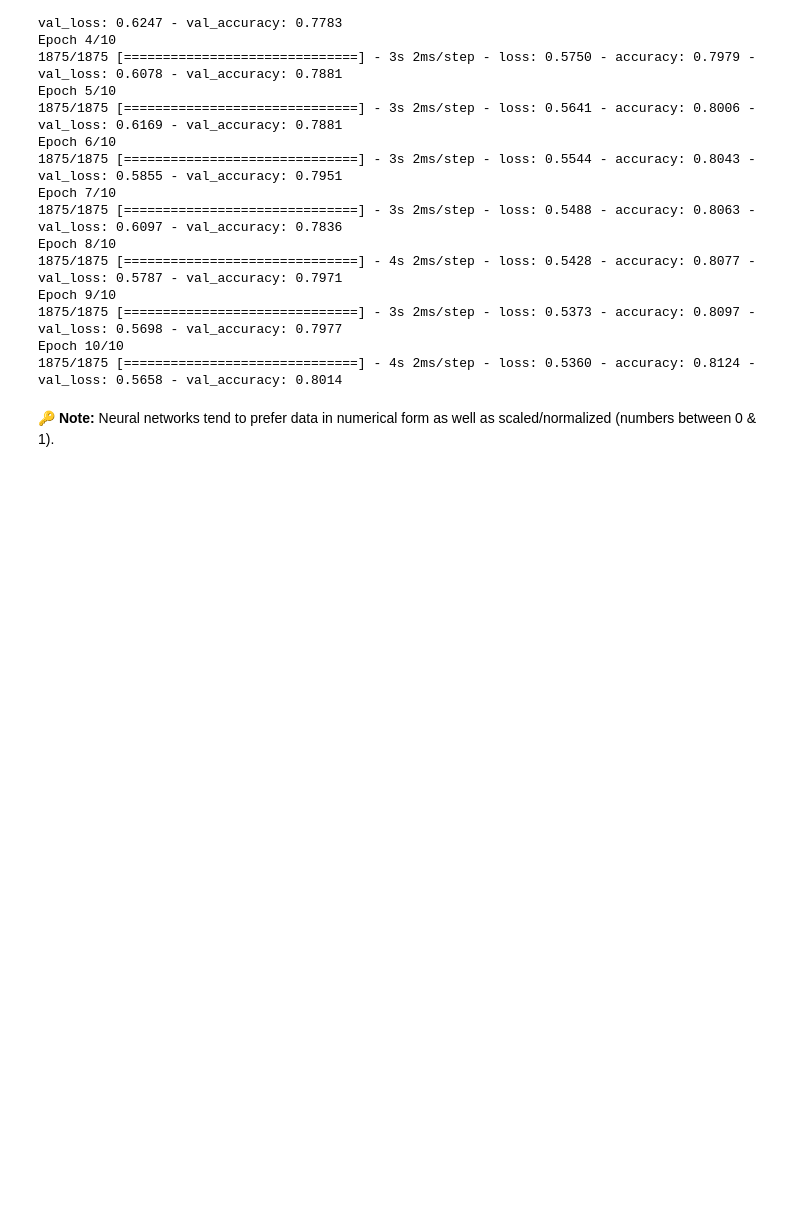
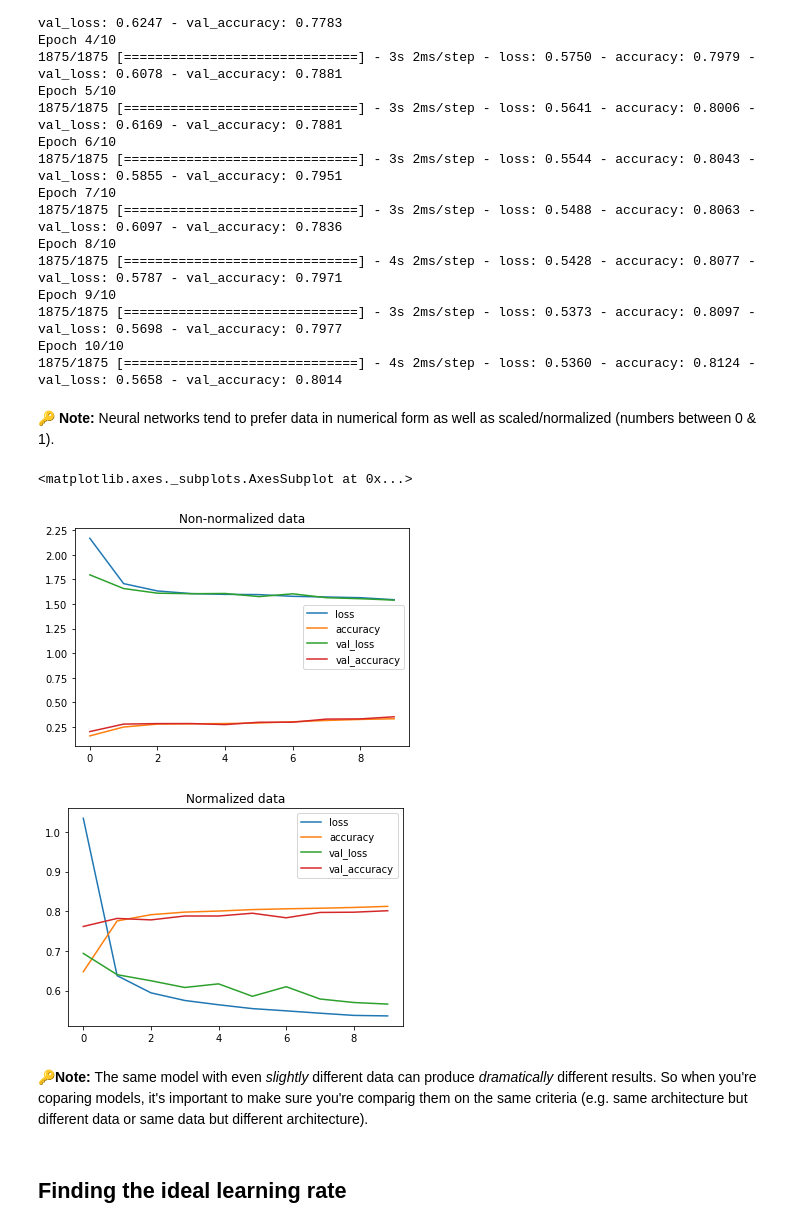
Before and after one commit to JonasHagstrom79/Tensorflow, a Jupyter notebook: 02_neural_network_classification_with_tensorflow.ipynb, the cells around one changed output. Saved outputs shown, nothing was run; the diff lists cells and outputs as text; code cells hidden in the pictures; blank space fills up the shorter version.

```diff
--- a/02_neural_network_classification_with_tensorflow.ipynb
+++ b/02_neural_network_classification_with_tensorflow.ipynb
@@ -1424,3 +1424,19 @@ Epoch 10/10
 1875/1875 [==============================] - 4s 2ms/step - loss: 0.5360 - accuracy: 0.8124 - val_loss: 0.5658 - val_accuracy: 0.8014
 # %% [markdown]
 🔑 **Note:** Neural networks tend to prefer data in numerical form as well as scaled/normalized (numbers between 0 & 1).
+# %%
+# Compare the loss curves between normalized data && non normalized data
+import pandas as pd
+
+# Plot non-normalized data loss curved
+pd.DataFrame(non_norm_history.history).plot(title="Non-normalized data")
+# Plot normalized data loss curves
+pd.DataFrame(norm_history.history).plot(title="Normalized data")
+# %% [output]
+<matplotlib.axes._subplots.AxesSubplot at 0x...>
+[figure, added]
+[figure, added]
+# %% [markdown]
+🔑**Note:** The same model with even *slightly* different data can produce *dramatically* different results. So when you're coparing models, it's important to make sure you're comparig them on the same criteria (e.g. same architecture but different data or same data but different architecture).
+# %% [markdown]
+## Finding the ideal learning rate
```
Also changed, not shown: parts of 4 cells of this notebook.
